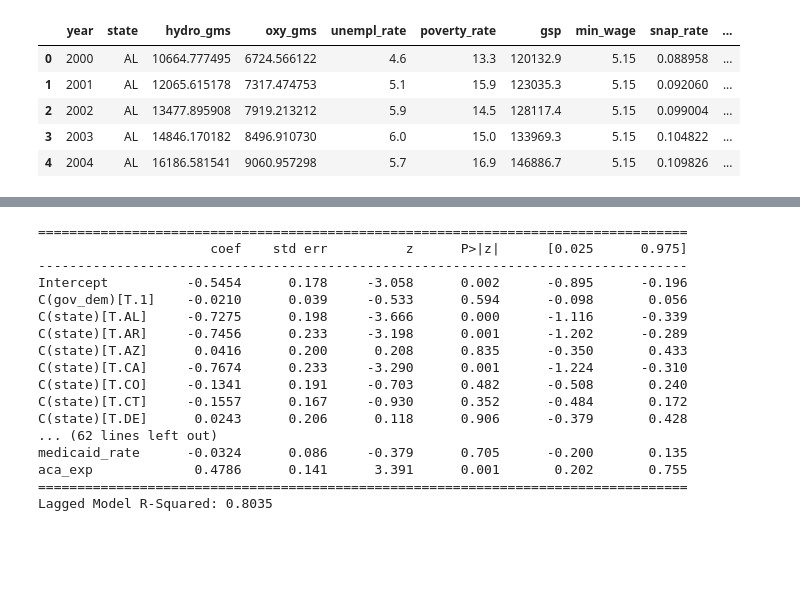
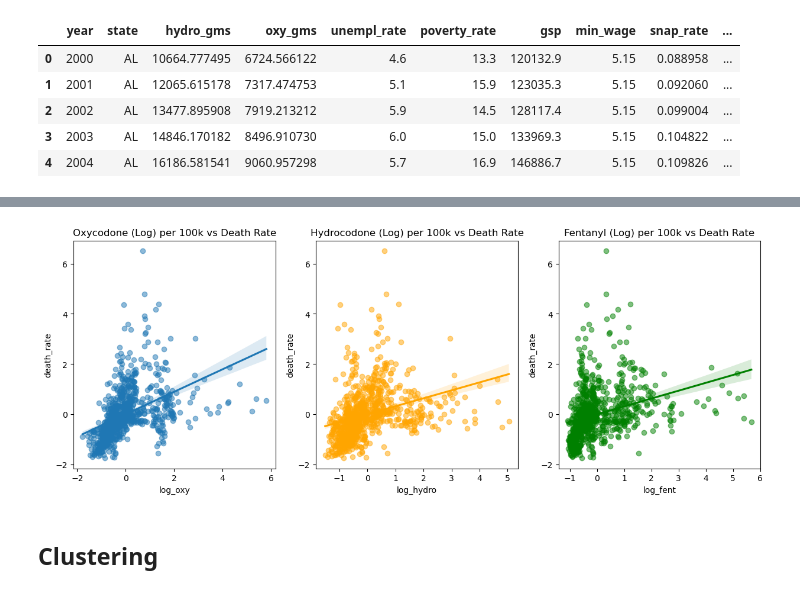
Before and after one commit to amberteetsel/substance-abuse-predictions, a Jupyter notebook: src/models/death_rate_models.ipynb, the cells around one changed output, grey strips where cells are left out. Saved outputs shown, nothing was run; the diff lists cells and outputs as text; code cells hidden in the pictures; blank space fills up the shorter version.

```diff
--- a/src/models/death_rate_models.ipynb
+++ b/src/models/death_rate_models.ipynb
@@ -80,15 +85,16 @@ df.head()
 | 3 | 2003 | AL | 14846.170182 | 8496.910730 | 6.0 | 15.0 | 133969.3 | 5.15 | 0.104822 | ... |
 | 4 | 2004 | AL | 16186.581541 | 9060.957298 | 5.7 | 16.9 | 146886.7 | 5.15 | 0.109826 | ... |
 # %%
-# 1. LOG FIRST: Handle the skewness/outliers
+# log transform the skewed features
 df['log_oxy'] = np.log1p(df['oxy_gms'])
 df['log_hydro'] = np.log1p(df['hydro_gms'])
+df['log_fent'] = np.log1p(df['fent_gms'])
 
-# 2. DEFINE GROUPS: Separate your features
-# Continuous variables need scaling; Categorical/Binary (ACA, Gov) do not.
-continuous_features = ['log_oxy', 'log_hydro', 'unempl_rate', 'poverty_rate', 'min_wage', 'medicaid_rate', 'gsp', 'snap_rate',
+# separate features
+# eliminating medicaid_rate because it is colinear with snap rate but snap rate has higher correlation with death rate
+continuous_vars = ['log_oxy', 'log_hydro', 'log_fent', 'unempl_rate', 'poverty_rate', 'min_wage', 'gsp', 'snap_rate',
 'death_rate']
 
 # 3. SCALE SECOND: Put everything on a common -3 to +3 range
 scaler = StandardScaler()
-df[continuous_features] = scaler.fit_transform(df[continuous_features])
+df[continuous_vars] = scaler.fit_transform(df[continuous_vars])
@@ -145,39 +101,19 @@ Notes:
-# %%
-# 1. Sort to ensure chronological order for the shift
-df = df.sort_values(['state', 'year'])
-
-# 2. Create the 1-year lag for supply variables
-df['oxy_lag1'] = df.groupby('state')['log_oxy'].shift(1)
-df['hydro_lag1'] = df.groupby('state')['log_hydro'].shift(1)
-
-# 3. Drop the first year (2000) for each state since it won't have a lag
-# (This will drop about 50 rows)
-df_lagged = df.dropna(subset=['oxy_lag1', 'hydro_lag1'])
-# %%
-# Updated formula using the lagged variables
-formula_lag = """death_rate ~ oxy_lag1 + hydro_lag1 + unempl_rate +
-                 poverty_rate + min_wage + medicaid_rate +
-                 aca_exp + C(gov_dem) + C(state) + C(year)"""
-
-fe_lag_model = smf.ols(formula=formula_lag, data=df_lagged).fit(cov_type='HC3')
-
-print(fe_lag_model.summary().tables[1])
-print(f"Lagged Model R-Squared: {fe_lag_model.rsquared:.4f}")
-# %% [output]
-===================================================================================
-                      coef    std err          z      P>|z|      [0.025      0.975]
------------------------------------------------------------------------------------
-Intercept          -0.5454      0.178     -3.058      0.002      -0.895      -0.196
-C(gov_dem)[T.1]    -0.0210      0.039     -0.533      0.594      -0.098       0.056
-C(state)[T.AL]     -0.7275      0.198     -3.666      0.000      -1.116      -0.339
-C(state)[T.AR]     -0.7456      0.233     -3.198      0.001      -1.202      -0.289
-C(state)[T.AZ]      0.0416      0.200      0.208      0.835      -0.350       0.433
-C(state)[T.CA]     -0.7674      0.233     -3.290      0.001      -1.224      -0.310
-C(state)[T.CO]     -0.1341      0.191     -0.703      0.482      -0.508       0.240
-C(state)[T.CT]     -0.1557      0.167     -0.930      0.352      -0.484       0.172
-C(state)[T.DE]      0.0243      0.206      0.118      0.906      -0.379       0.428
-... (62 lines left out)
-medicaid_rate      -0.0324      0.086     -0.379      0.705      -0.200       0.135
-aca_exp             0.4786      0.141      3.391      0.001       0.202       0.755
-===================================================================================
-Lagged Model R-Squared: 0.8035
+# %%
+# Scatter plots for oxy_gms and hydro_gms vs death_rate
+
+fig, (ax1, ax2, ax3) = plt.subplots(1, 3, figsize=(15, 5))
+
+sns.regplot(data=df, x='log_oxy', y='death_rate', ax=ax1, scatter_kws={'alpha':0.5})
+ax1.set_title('Oxycodone (Log) per 100k vs Death Rate')
+
+sns.regplot(data=df, x='log_hydro', y='death_rate', ax=ax2, scatter_kws={'alpha':0.5}, color='orange')
+ax2.set_title('Hydrocodone (Log) per 100k vs Death Rate')
+
+sns.regplot(data=df, x='log_fent', y='death_rate', ax=ax3, scatter_kws={'alpha':0.5}, color='green')
+ax3.set_title('Fentanyl (Log) per 100k vs Death Rate')
+
+plt.show()
+# %% [output]
+[figure, added]
+# %% [markdown]
+## Clustering
```
Also changed, not shown: parts of 16 cells of this notebook.
